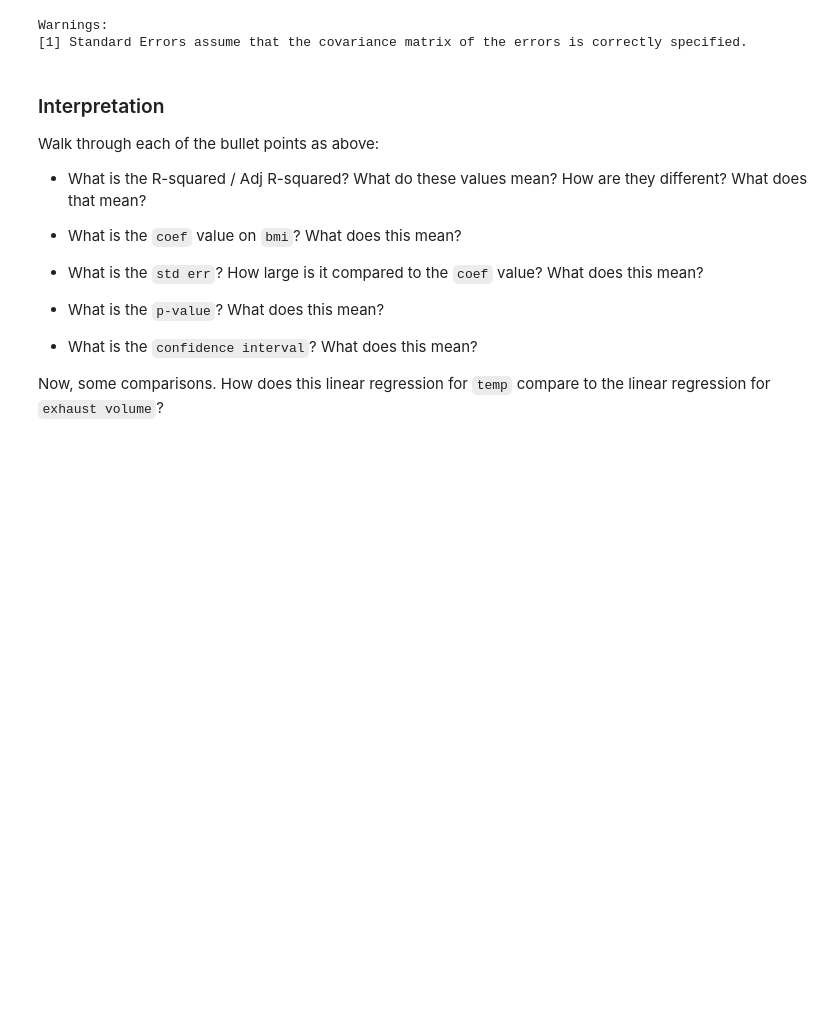
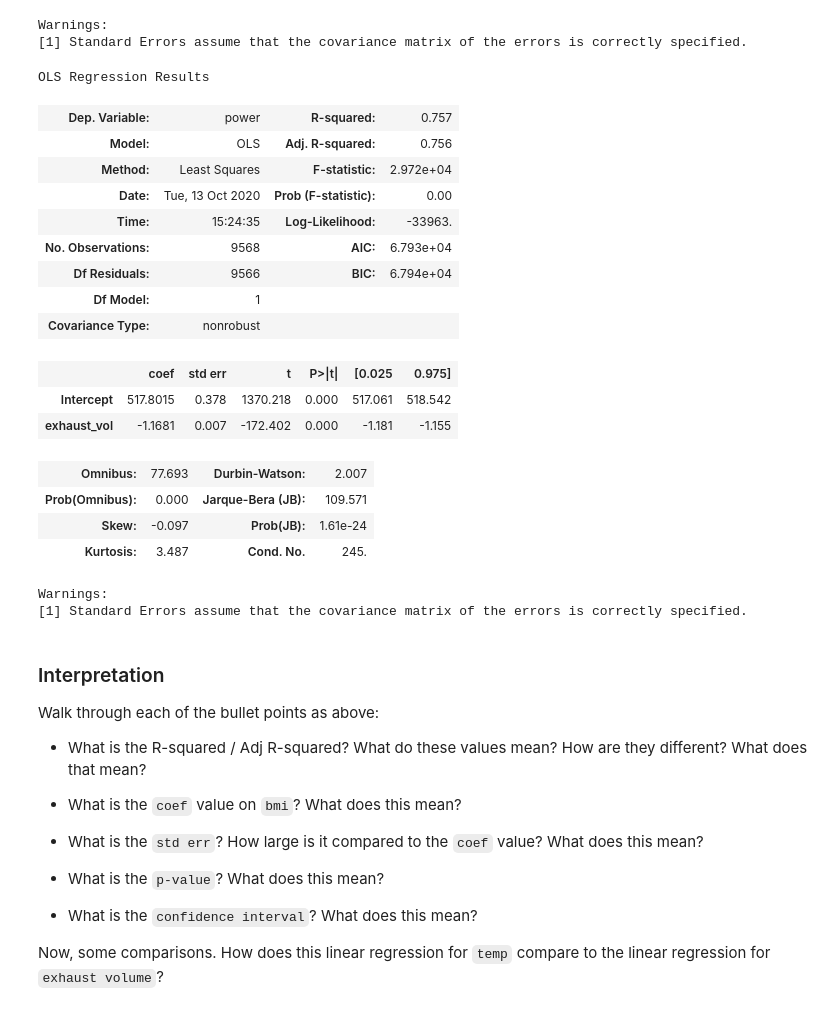
Before and after one commit to learn-co-students/dsc-lin-reg-lab-dc-091420, a Jupyter notebook: regression_practice.ipynb, the cells around one changed output. Saved outputs shown, nothing was run; the diff lists cells and outputs as text; code cells hidden in the pictures; blank space fills up the shorter version.

```diff
--- a/regression_practice.ipynb
+++ b/regression_practice.ipynb
@@ -150,6 +200,29 @@ OLS Regression Results
 | Kurtosis: | 4.621 | Cond. No. | 59.4 |
 Warnings:
 [1] Standard Errors assume that the covariance matrix of the errors is correctly specified.
+# %%
+exhaust_model = lin_reg_model('exhaust_vol', 'power', data)
+exhaust_model.summary()
+# %% [output]
+OLS Regression Results
+| Dep. Variable: | power | R-squared: | 0.757 |
+| Model: | OLS | Adj. R-squared: | 0.756 |
+| Method: | Least Squares | F-statistic: | 2.972e+04 |
+| Date: | Tue, 13 Oct 2020 | Prob (F-statistic): | 0.00 |
+| Time: | 15:24:35 | Log-Likelihood: | -33963. |
+| No. Observations: | 9568 | AIC: | 6.793e+04 |
+| Df Residuals: | 9566 | BIC: | 6.794e+04 |
+| Df Model: | 1 |  |  |
+| Covariance Type: | nonrobust |  |  |
+|  | coef | std err | t | P>|t| | [0.025 | 0.975] |
+| Intercept | 517.8015 | 0.378 | 1370.218 | 0.000 | 517.061 | 518.542 |
+| exhaust_vol | -1.1681 | 0.007 | -172.402 | 0.000 | -1.181 | -1.155 |
+| Omnibus: | 77.693 | Durbin-Watson: | 2.007 |
+| Prob(Omnibus): | 0.000 | Jarque-Bera (JB): | 109.571 |
+| Skew: | -0.097 | Prob(JB): | 1.61e-24 |
+| Kurtosis: | 3.487 | Cond. No. | 245. |
+Warnings:
+[1] Standard Errors assume that the covariance matrix of the errors is correctly specified.
 # %% [markdown]
 ### Interpretation
 
```
Also changed, not shown: parts of 6 cells of this notebook.
